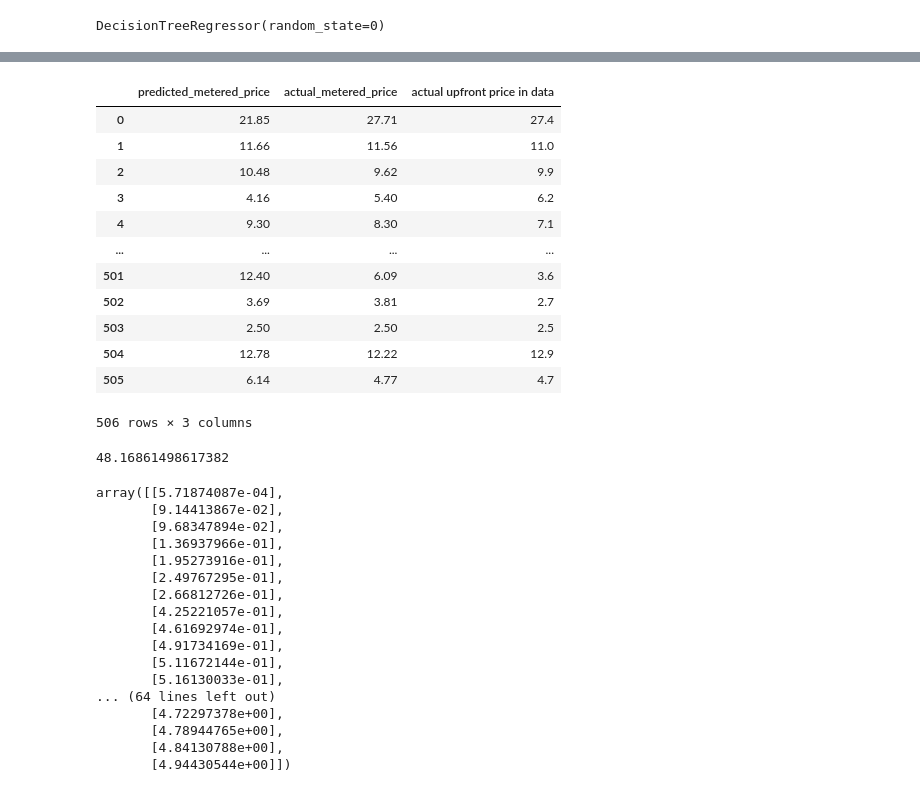
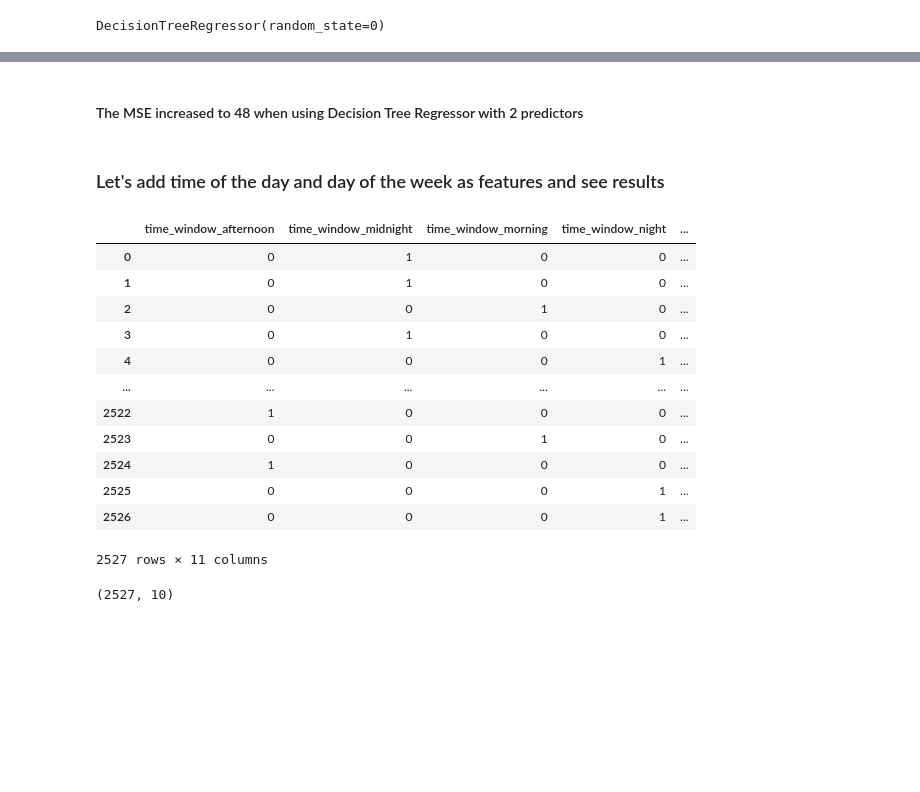
Before and after one commit to nerdykamil/BoltTest, a Jupyter notebook: bolt_task1.ipynb, the cells around one changed output, grey strips where cells are left out. Drawn from its saved outputs; the diff is of its cells as text; code cells hidden in the pictures; blank space fills up the shorter version.

Commit message:
added decision tree with time and day features - mse 47

```diff
--- a/bolt_task1.ipynb
+++ b/bolt_task1.ipynb
@@ -517,40 +515,21 @@ result["actual upfront price in data"] = X_test[:,0]
-# %%
-result
-# %% [output]
-|  | predicted_metered_price | actual_metered_price | actual upfront price in data |
-| 0 | 21.85 | 27.71 | 27.4 |
-| 1 | 11.66 | 11.56 | 11.0 |
-| 2 | 10.48 | 9.62 | 9.9 |
-| 3 | 4.16 | 5.40 | 6.2 |
-| 4 | 9.30 | 8.30 | 7.1 |
-| ... | ... | ... | ... |
-| 501 | 12.40 | 6.09 | 3.6 |
-| 502 | 3.69 | 3.81 | 2.7 |
-| 503 | 2.50 | 2.50 | 2.5 |
-| 504 | 12.78 | 12.22 | 12.9 |
-| 505 | 6.14 | 4.77 | 4.7 |
-506 rows × 3 columns
-# %%
-mse(y_test,y_pred)
-# %% [output]
-48.16861498617382
-# %%
-X
-# %% [output]
-array([[5.71874087e-04],
-       [9.14413867e-02],
-       [9.68347894e-02],
-       [1.36937966e-01],
-       [1.95273916e-01],
-       [2.49767295e-01],
-       [2.66812726e-01],
-       [4.25221057e-01],
-       [4.61692974e-01],
-       [4.91734169e-01],
-       [5.11672144e-01],
-       [5.16130033e-01],
-... (64 lines left out)
-       [4.72297378e+00],
-       [4.78944765e+00],
-       [4.84130788e+00],
-       [4.94430544e+00]])
+# %% [markdown]
+#### The MSE increased to 48 when using Decision Tree Regressor with 2 predictors
+# %% [markdown]
+### Let's add time of the day and day of the week as features and see results
+# %%
+nominal_features = pd.get_dummies(data_eu[['time_window','day_of_week']])
+nominal_features
+# %% [output]
+|  | time_window_afternoon | time_window_midnight | time_window_morning | time_window_night | ... |
+| 0 | 0 | 1 | 0 | 0 | ... |
+| 1 | 0 | 1 | 0 | 0 | ... |
+| 2 | 0 | 0 | 1 | 0 | ... |
+| 3 | 0 | 1 | 0 | 0 | ... |
+| 4 | 0 | 0 | 0 | 1 | ... |
+| ... | ... | ... | ... | ... | ... |
+| 2522 | 1 | 0 | 0 | 0 | ... |
+| 2523 | 0 | 0 | 1 | 0 | ... |
+| 2524 | 1 | 0 | 0 | 0 | ... |
+| 2525 | 0 | 0 | 0 | 1 | ... |
+| 2526 | 0 | 0 | 0 | 1 | ... |
+2527 rows × 11 columns
@@ -556,0 +542,11 @@ array([[5.71874087e-04],
+# %%
+### bifurcating predictors and target variables
+encoded_features =  data_eu2.loc[:, data_eu2.columns.str.contains('day_of_week')]
+### encoded_features =  data_eu2.loc[:, data_eu2.columns.str.contains('day_of_week') | data_eu2.columns.str.contains('time_window')]
+X = data_eu2[['upfront_price','predicted_duration','predicted_distance']]
+X = pd.concat([X,encoded_features],axis=1)
+X = X.values
+Y = data_eu2[['metered_price']].astype(float).values
+X.shape
+# %% [output]
+(2527, 10)
```
Also changed, not shown: parts of 9 cells of this notebook.
